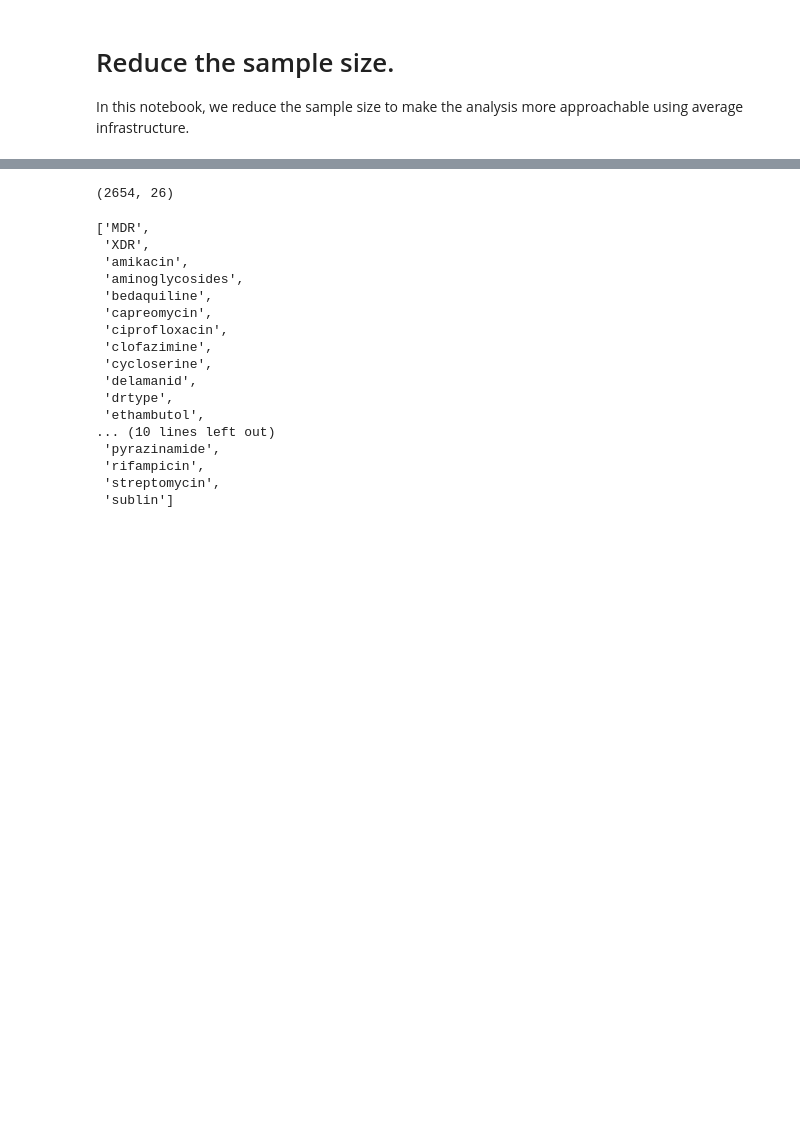
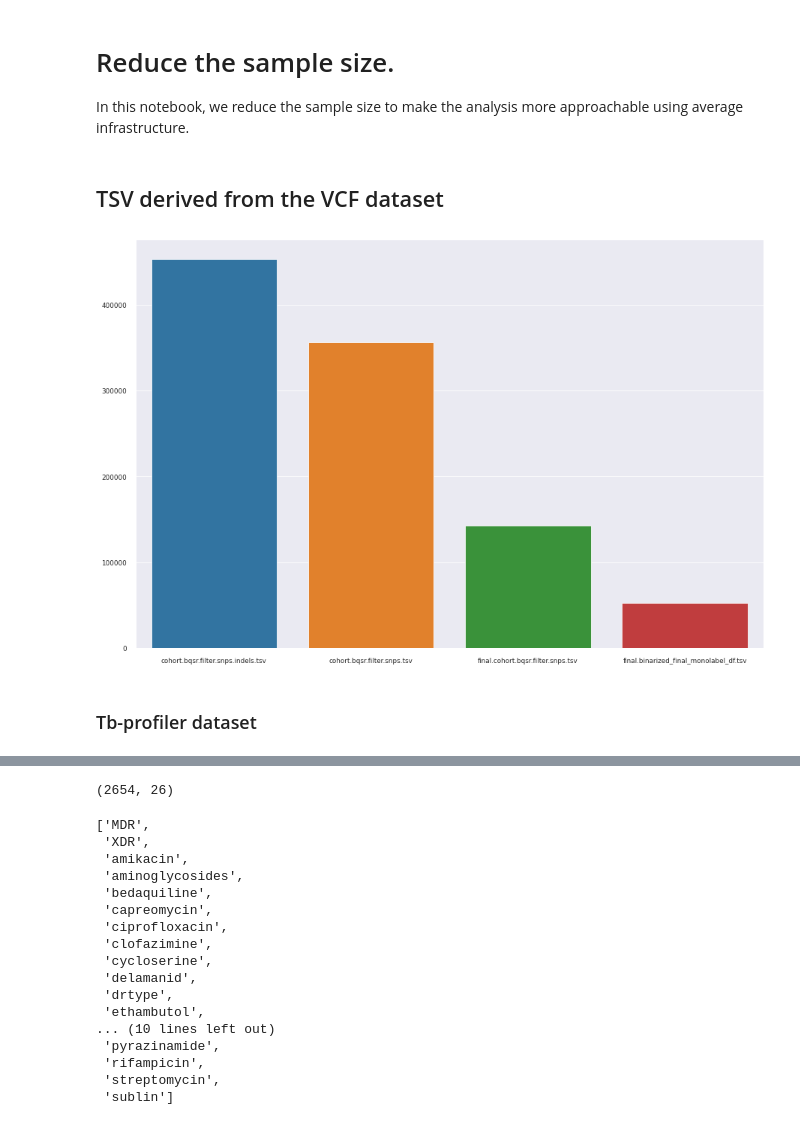
Before and after one commit to abhi18av/LJMU_Masters_Dissertation, a Jupyter notebook: src/notebooks/FINAL/002_choose_limited_tbportals_genomes.ipynb, the cells around one changed output, grey strips where cells are left out. Drawn from its saved outputs; the diff is of its cells as text; code cells hidden in the pictures; blank space fills up the shorter version.

```diff
--- a/src/notebooks/FINAL/002_choose_limited_tbportals_genomes.ipynb
+++ b/src/notebooks/FINAL/002_choose_limited_tbportals_genomes.ipynb
@@ -8,0 +23,2 @@ data_location = "../../data/raw/"
+# %% [markdown]
+## TSV derived from the VCF dataset
@@ -9,3 +37,13 @@ data_location = "../../data/raw/"
+# %%
+
+
+a4_dims = (15, 10)
+fig, ax = pyplot.subplots(figsize=a4_dims)
+sns.barplot(ax=ax, x=['cohort.bqsr.filter.snps.indels.tsv', 'cohort.bqsr.filter.snps.tsv', 'final.cohort.bqsr.filter.snps.tsv', 'final.binarized_final_monolabel_df.tsv' ], y=[452787, 356154, 142327, 52684 ]);
+# %% [output]
+[figure, added]
+# %% [markdown]
+### Tb-profiler dataset
 # %%
 # Read and transpose the cohort tbprofile file for ALL TB-portals + HTBC Genomes with SampleID as index
 
```
Also changed, not shown: parts of 10 cells of this notebook, 2 other files.
